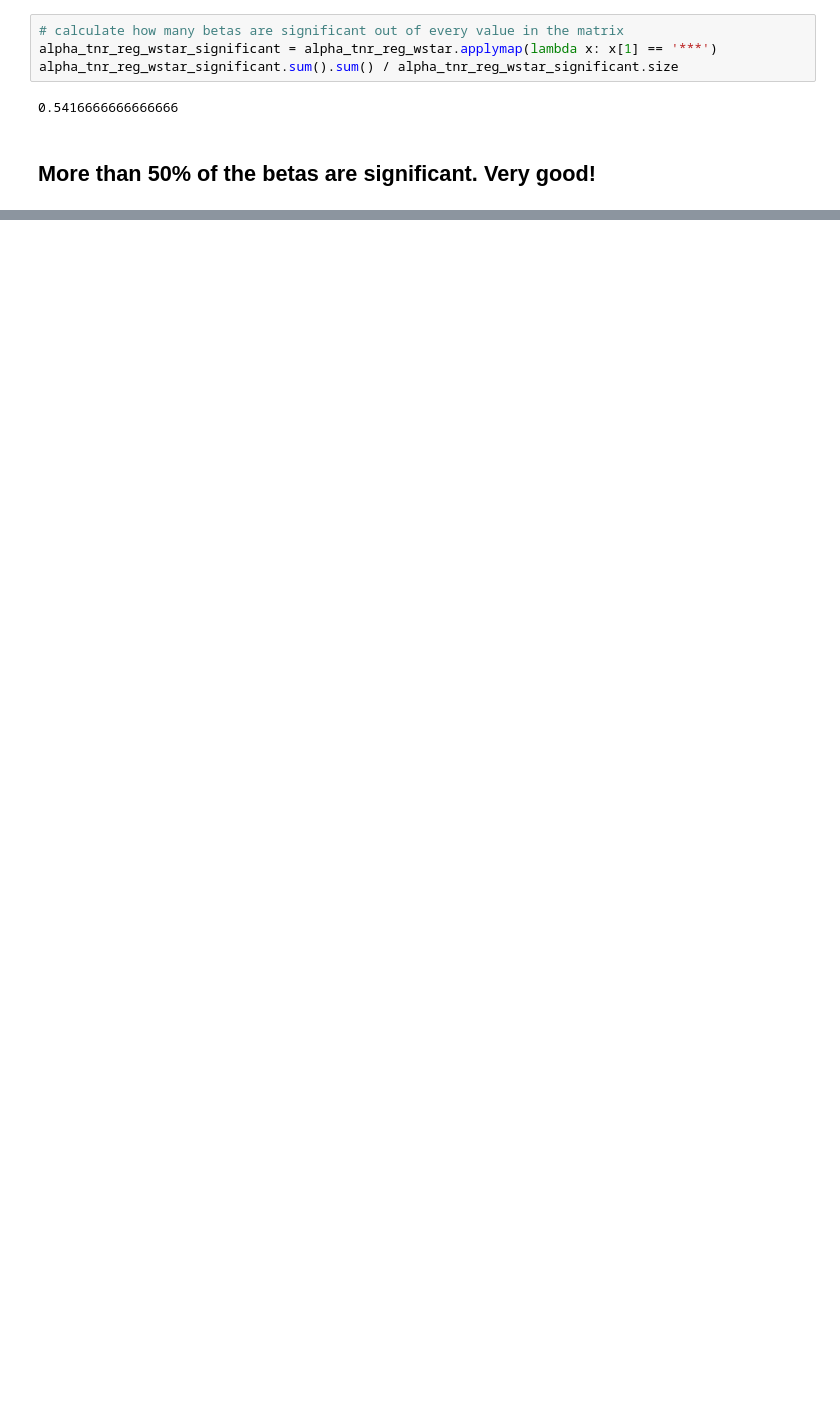
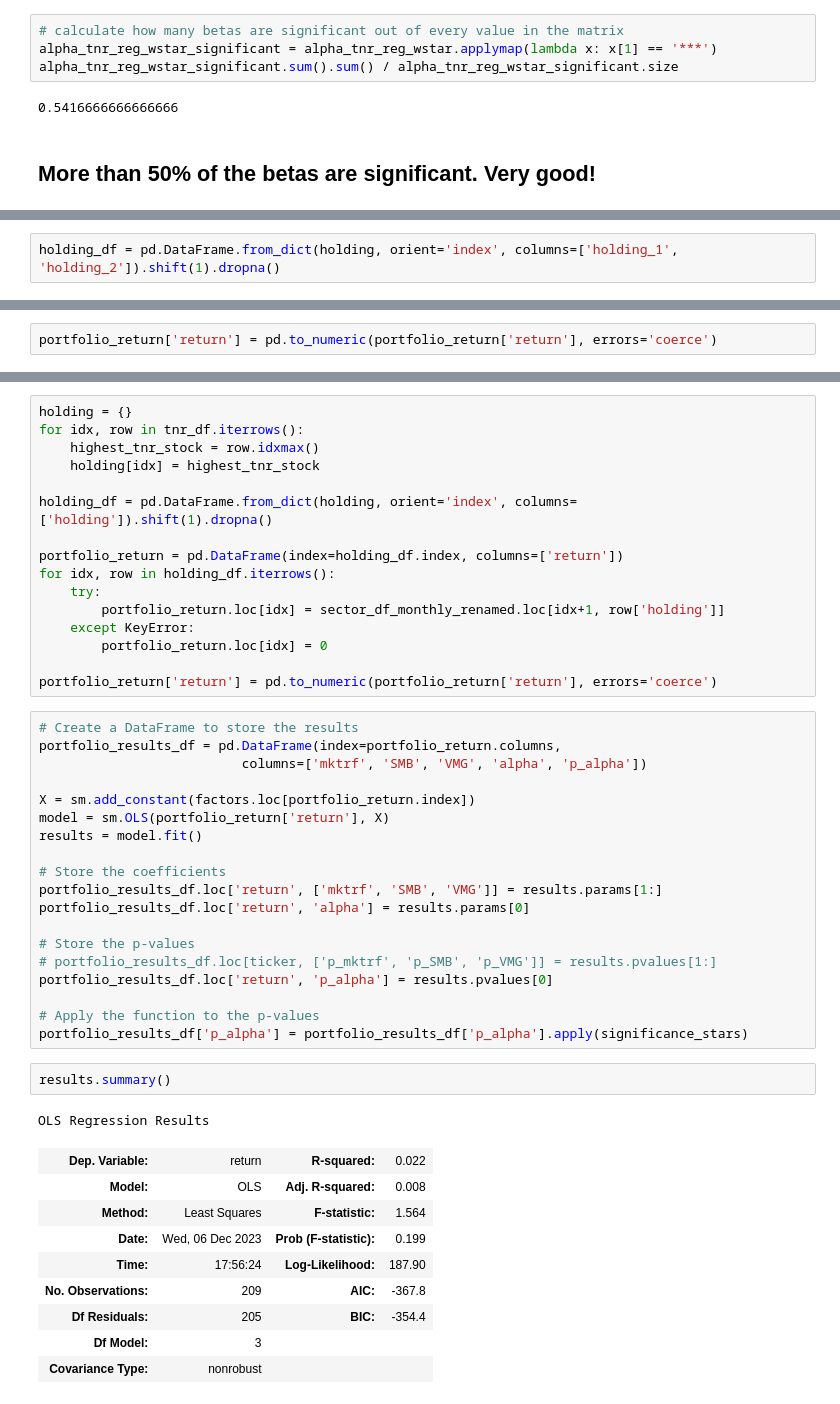
Before and after one commit to LianLongBaGua/fisf_thesis_repo, a Jupyter notebook: notebooks/thesis_grids.ipynb, the cells around one changed output, grey strips where cells are left out. Saved outputs shown, nothing was run; the diff lists cells and outputs as text; blank space fills up the shorter version.

```diff
--- a/notebooks/thesis_grids.ipynb
+++ b/notebooks/thesis_grids.ipynb
@@ -214,0 +324,2 @@ alpha_tnr_reg_wstar_significant.sum().sum() / alpha_tnr_reg_wstar_significant.si
+# %%
+holding_df = pd.DataFrame.from_dict(holding, orient='index', columns=['holding_1', 'holding_2']).shift(1).dropna()
@@ -214,0 +335,2 @@ alpha_tnr_reg_wstar_significant.sum().sum() / alpha_tnr_reg_wstar_significant.si
+# %%
+portfolio_return['return'] = pd.to_numeric(portfolio_return['return'], errors='coerce')
@@ -214,0 +364,48 @@ alpha_tnr_reg_wstar_significant.sum().sum() / alpha_tnr_reg_wstar_significant.si
+# %%
+holding = {}
+for idx, row in tnr_df.iterrows():
+    highest_tnr_stock = row.idxmax()
+    holding[idx] = highest_tnr_stock
+
+holding_df = pd.DataFrame.from_dict(holding, orient='index', columns=['holding']).shift(1).dropna()
+
+portfolio_return = pd.DataFrame(index=holding_df.index, columns=['return'])
+for idx, row in holding_df.iterrows():
+    try:
+        portfolio_return.loc[idx] = sector_df_monthly_renamed.loc[idx+1, row['holding']]
+    except KeyError:
+        portfolio_return.loc[idx] = 0
+
+portfolio_return['return'] = pd.to_numeric(portfolio_return['return'], errors='coerce')
+# %%
+# Create a DataFrame to store the results
+portfolio_results_df = pd.DataFrame(index=portfolio_return.columns,
+                          columns=['mktrf', 'SMB', 'VMG', 'alpha', 'p_alpha'])
+
+X = sm.add_constant(factors.loc[portfolio_return.index])
+model = sm.OLS(portfolio_return['return'], X)
+results = model.fit()
+
+# Store the coefficients
+portfolio_results_df.loc['return', ['mktrf', 'SMB', 'VMG']] = results.params[1:]
+portfolio_results_df.loc['return', 'alpha'] = results.params[0]
+
+# Store the p-values
+# portfolio_results_df.loc[ticker, ['p_mktrf', 'p_SMB', 'p_VMG']] = results.pvalues[1:]
+portfolio_results_df.loc['return', 'p_alpha'] = results.pvalues[0]
+
+# Apply the function to the p-values
+portfolio_results_df['p_alpha'] = portfolio_results_df['p_alpha'].apply(significance_stars)
+# %%
+results.summary()
+# %% [output]
+OLS Regression Results
+| Dep. Variable: | return | R-squared: | 0.022 |
+| Model: | OLS | Adj. R-squared: | 0.008 |
+| Method: | Least Squares | F-statistic: | 1.564 |
+| Date: | Wed, 06 Dec 2023 | Prob (F-statistic): | 0.199 |
+| Time: | 17:56:24 | Log-Likelihood: | 187.90 |
+| No. Observations: | 209 | AIC: | -367.8 |
+| Df Residuals: | 205 | BIC: | -354.4 |
+| Df Model: | 3 |  |  |
+| Covariance Type: | nonrobust |  |  |
```
Also changed, not shown: parts of 29 cells of this notebook, 6 other files.
